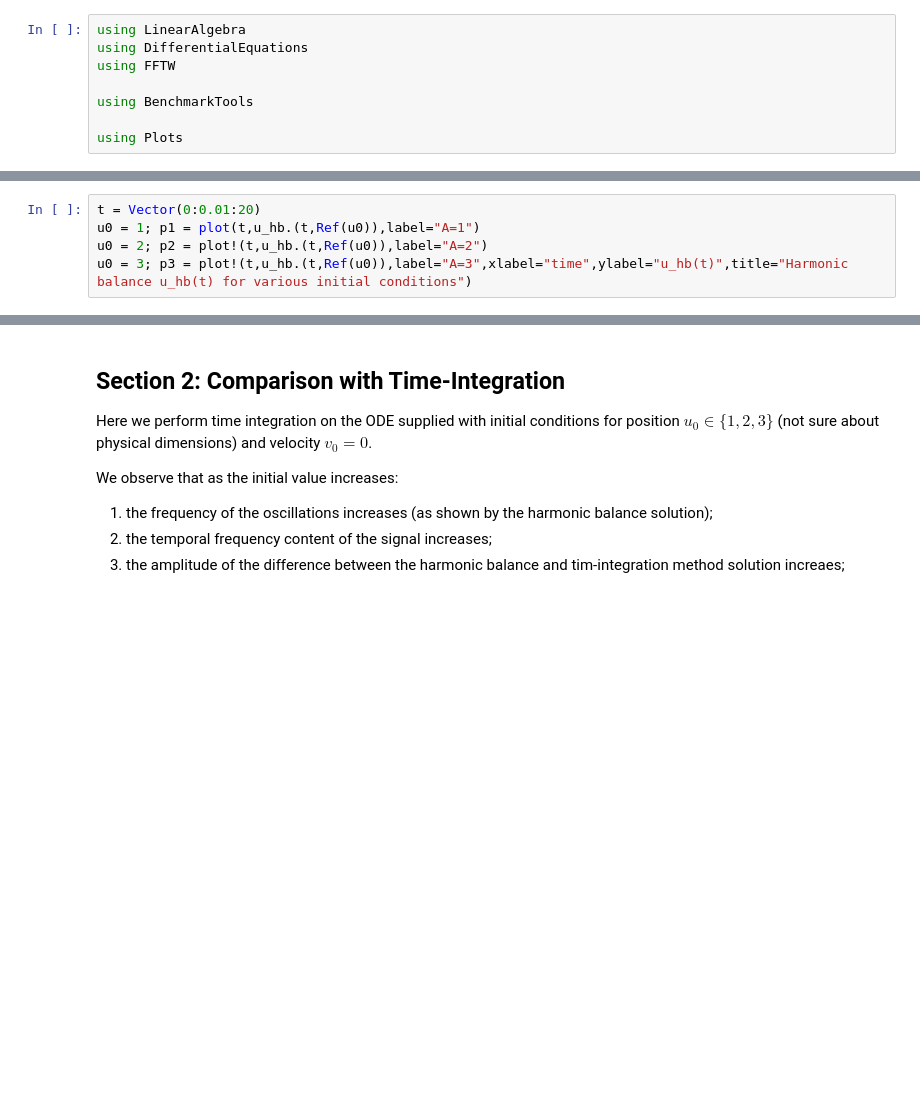
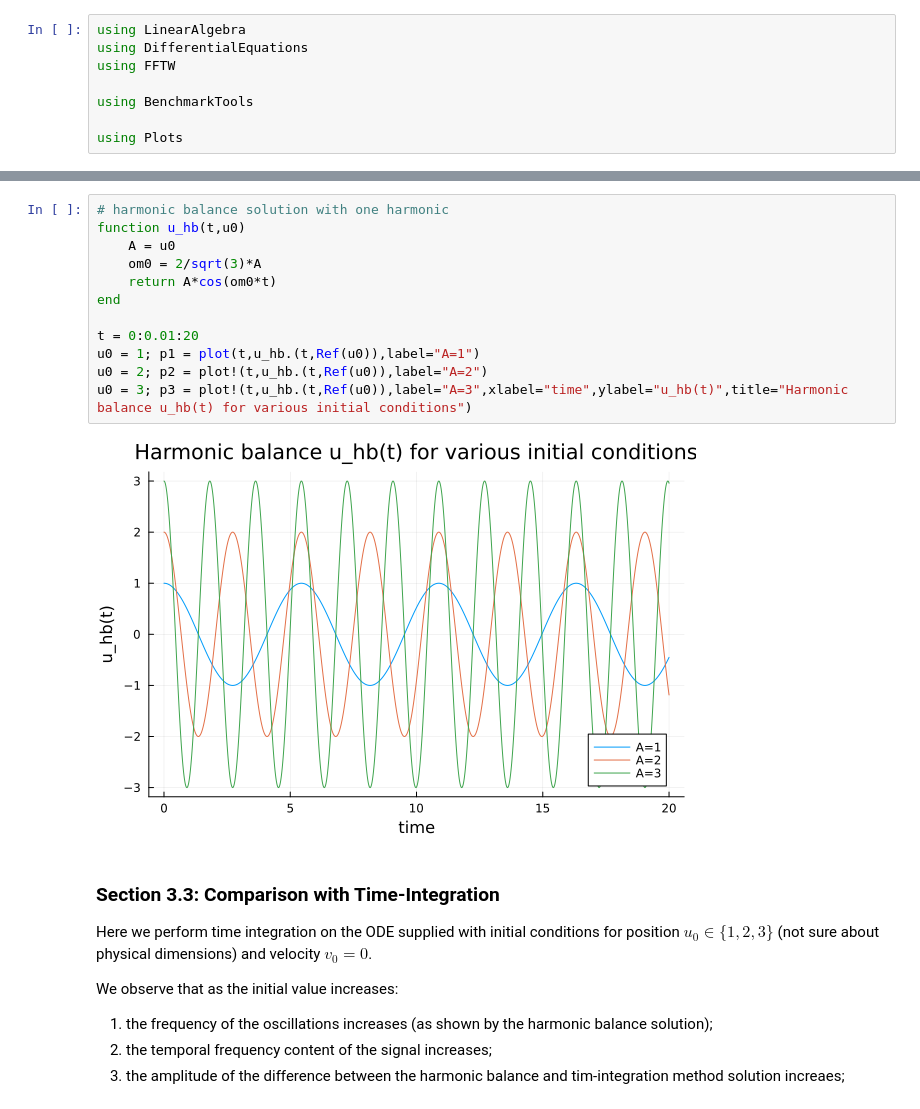
Before and after one commit to ziolai/sediment-transport-rivers, a Jupyter notebook: harmonic_balance_method.ipynb, the cells around one changed output, grey strips where cells are left out. Saved outputs shown, nothing was run; the diff lists cells and outputs as text; blank space fills up the shorter version.

```diff
--- a/harmonic_balance_method.ipynb
+++ b/harmonic_balance_method.ipynb
@@ -57,5 +12,0 @@ u_hb (generic function with 1 method)
-# %%
-t = Vector(0:0.01:20)
-u0 = 1; p1 = plot(t,u_hb.(t,Ref(u0)),label="A=1")
-u0 = 2; p2 = plot!(t,u_hb.(t,Ref(u0)),label="A=2")
-u0 = 3; p3 = plot!(t,u_hb.(t,Ref(u0)),label="A=3",xlabel="time",ylabel="u_hb(t)",title="Harmonic balance u_hb(t) for various initial conditions")
@@ -62,5 +65,19 @@ u0 = 3; p3 = plot!(t,u_hb.(t,Ref(u0)),label="A=3",xlabel="time",ylabel="u_hb(t)"
+# %%
+# harmonic balance solution with one harmonic
+function u_hb(t,u0)
+    A = u0
+    om0 = 2/sqrt(3)*A
+    return A*cos(om0*t)
+end
+
+t = 0:0.01:20
+u0 = 1; p1 = plot(t,u_hb.(t,Ref(u0)),label="A=1")
+u0 = 2; p2 = plot!(t,u_hb.(t,Ref(u0)),label="A=2")
+u0 = 3; p3 = plot!(t,u_hb.(t,Ref(u0)),label="A=3",xlabel="time",ylabel="u_hb(t)",title="Harmonic balance u_hb(t) for various initial conditions")
+# %% [output]
+[figure, added]
 # %% [markdown]
-## Section 2: Comparison with Time-Integration
+### Section 3.3: Comparison with Time-Integration
 
 Here we perform time integration on the ODE supplied with initial conditions for position $u_0 \in \{1,2,3\}$ (not sure about physical dimensions) and velocity $v_0 = 0$.
 
```
Also changed, not shown: parts of 13 cells of this notebook, 1 other file.
